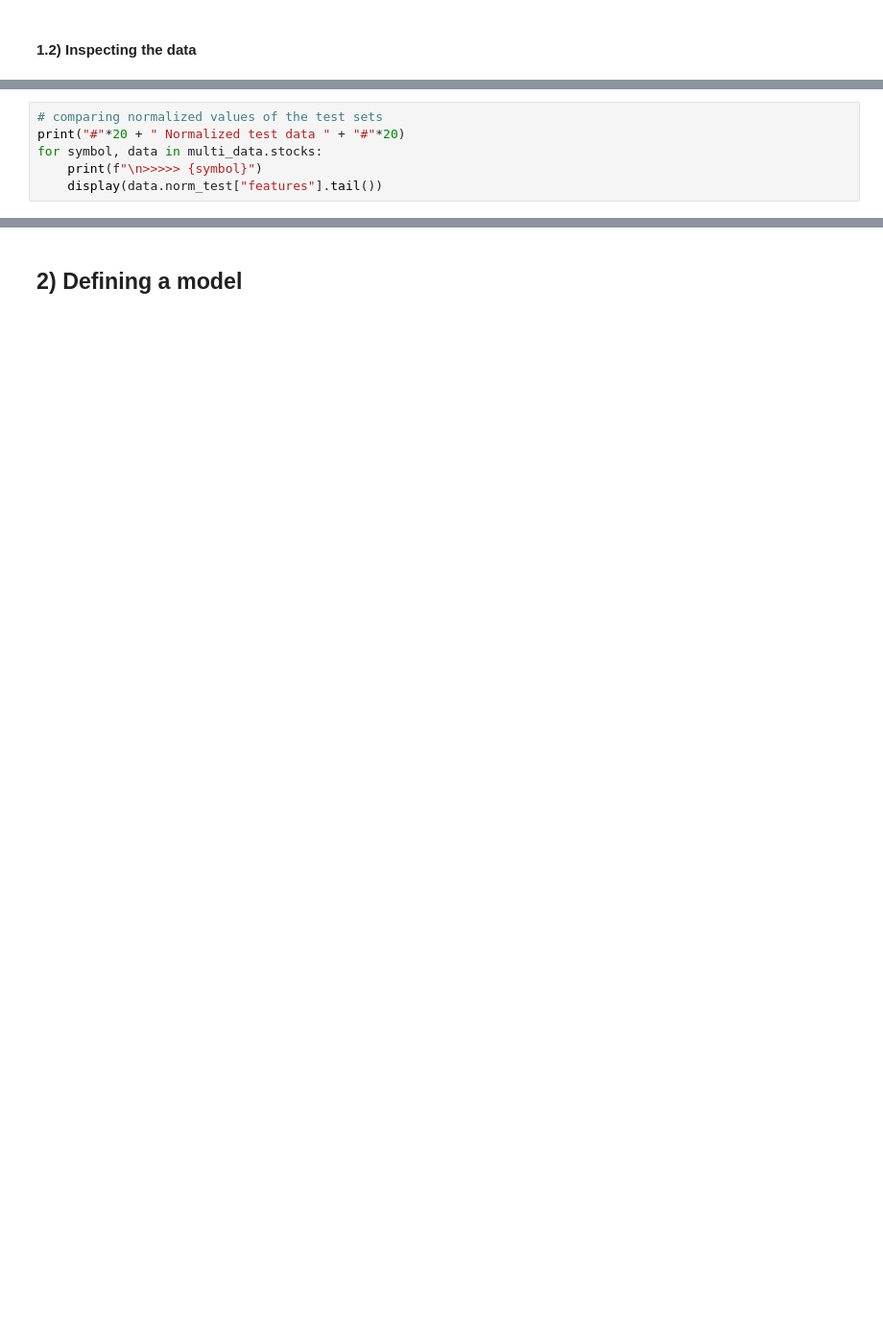
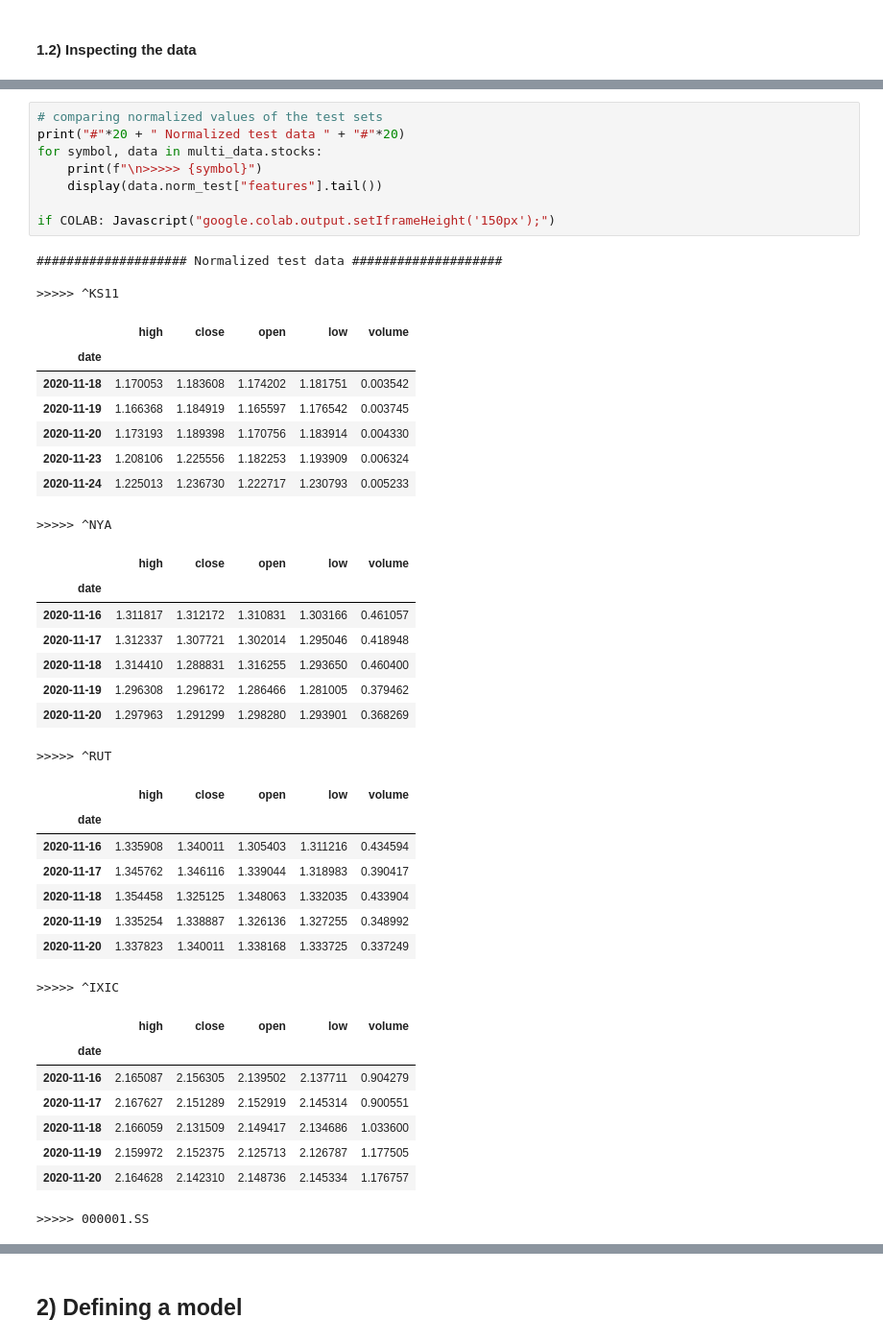
Before and after one commit to Talendar/stocks_prices_prediction, a Jupyter notebook: multi_stocks_price_prediction.ipynb, the cells around one changed output, grey strips where cells are left out. Shown at 96% size. Cells and saved outputs as stored; diff of their text form; blank space fills up the shorter version.

```diff
--- a/multi_stocks_price_prediction.ipynb
+++ b/multi_stocks_price_prediction.ipynb
@@ -185,6 +383,44 @@ for symbol, data in multi_data.stocks:
 # %%
 # comparing normalized values of the test sets
 print("#"*20 + " Normalized test data " + "#"*20)
 for symbol, data in multi_data.stocks:
     print(f"\n>>>>> {symbol}")
     display(data.norm_test["features"].tail())
+
+if COLAB: Javascript("google.colab.output.setIframeHeight('150px');")
+# %% [output]
+#################### Normalized test data ####################
+
+>>>>> ^KS11
+|  | high | close | open | low | volume |
+| date |  |  |  |  |  |
+| 2020-11-18 | 1.170053 | 1.183608 | 1.174202 | 1.181751 | 0.003542 |
+| 2020-11-19 | 1.166368 | 1.184919 | 1.165597 | 1.176542 | 0.003745 |
+| 2020-11-20 | 1.173193 | 1.189398 | 1.170756 | 1.183914 | 0.004330 |
+| 2020-11-23 | 1.208106 | 1.225556 | 1.182253 | 1.193909 | 0.006324 |
+| 2020-11-24 | 1.225013 | 1.236730 | 1.222717 | 1.230793 | 0.005233 |
+>>>>> ^NYA
+|  | high | close | open | low | volume |
+| date |  |  |  |  |  |
+| 2020-11-16 | 1.311817 | 1.312172 | 1.310831 | 1.303166 | 0.461057 |
+| 2020-11-17 | 1.312337 | 1.307721 | 1.302014 | 1.295046 | 0.418948 |
+| 2020-11-18 | 1.314410 | 1.288831 | 1.316255 | 1.293650 | 0.460400 |
+| 2020-11-19 | 1.296308 | 1.296172 | 1.286466 | 1.281005 | 0.379462 |
+| 2020-11-20 | 1.297963 | 1.291299 | 1.298280 | 1.293901 | 0.368269 |
+>>>>> ^RUT
+|  | high | close | open | low | volume |
+| date |  |  |  |  |  |
+| 2020-11-16 | 1.335908 | 1.340011 | 1.305403 | 1.311216 | 0.434594 |
+| 2020-11-17 | 1.345762 | 1.346116 | 1.339044 | 1.318983 | 0.390417 |
+| 2020-11-18 | 1.354458 | 1.325125 | 1.348063 | 1.332035 | 0.433904 |
+| 2020-11-19 | 1.335254 | 1.338887 | 1.326136 | 1.327255 | 0.348992 |
+| 2020-11-20 | 1.337823 | 1.340011 | 1.338168 | 1.333725 | 0.337249 |
+>>>>> ^IXIC
+|  | high | close | open | low | volume |
+| date |  |  |  |  |  |
+| 2020-11-16 | 2.165087 | 2.156305 | 2.139502 | 2.137711 | 0.904279 |
+| 2020-11-17 | 2.167627 | 2.151289 | 2.152919 | 2.145314 | 0.900551 |
+| 2020-11-18 | 2.166059 | 2.131509 | 2.149417 | 2.134686 | 1.033600 |
+| 2020-11-19 | 2.159972 | 2.152375 | 2.125713 | 2.126787 | 1.177505 |
+| 2020-11-20 | 2.164628 | 2.142310 | 2.148736 | 2.145334 | 1.176757 |
+>>>>> 000001.SS
```
Also changed, not shown: parts of 24 cells of this notebook.
